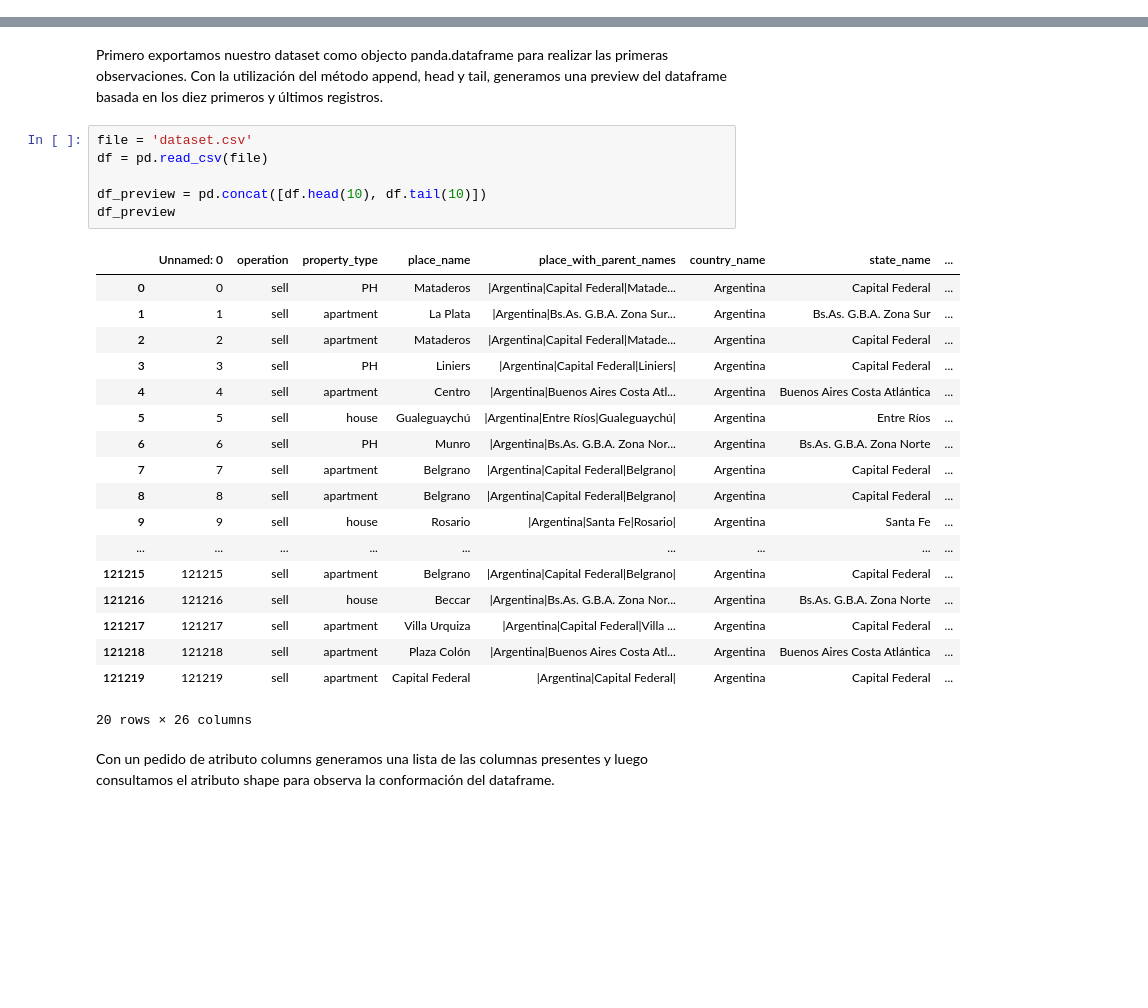
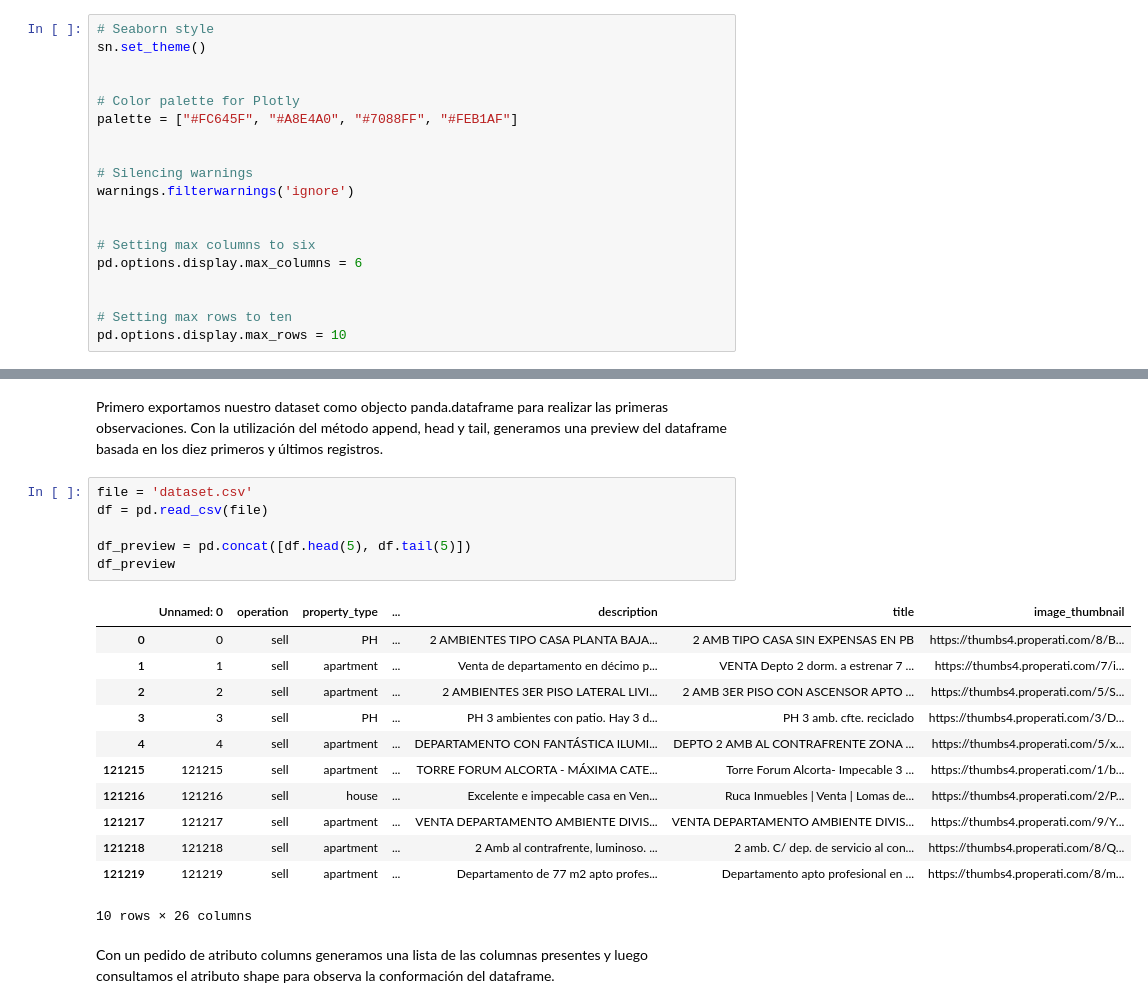
Before and after one commit to FabrizioV97/DHDS-TP1, a Jupyter notebook: Trabajo.ipynb, the cells around one changed output, grey strips where cells are left out. Saved outputs shown, nothing was run; the diff lists cells and outputs as text; blank space fills up the shorter version.

```diff
--- a/Trabajo.ipynb
+++ b/Trabajo.ipynb
@@ -20 +18,20 @@ warnings.filterwarnings('ignore')
+# %%
+# Seaborn style
+sn.set_theme()
+
+
+# Color palette for Plotly
+palette = ["#FC645F", "#A8E4A0", "#7088FF", "#FEB1AF"]
+
+
+# Silencing warnings
+warnings.filterwarnings('ignore')
+
+
+# Setting max columns to six
+pd.options.display.max_columns = 6
+
+
+# Setting max rows to ten
+pd.options.display.max_rows = 10
 # %% [markdown]
@@ -205,28 +222,22 @@ Primero exportamos nuestro dataset como objecto panda.dataframe para realizar la
 # %%
 file = 'dataset.csv'
 df = pd.read_csv(file)
 
-df_preview = pd.concat([df.head(10), df.tail(10)])
+df_preview = pd.concat([df.head(5), df.tail(5)])
 df_preview
 # %% [output]
-|  | Unnamed: 0 | operation | property_type | place_name | place_with_parent_names | country_name | state_name | ... |
-| 0 | 0 | sell | PH | Mataderos | |Argentina|Capital Federal|Matade... | Argentina | Capital Federal | ... |
-| 1 | 1 | sell | apartment | La Plata | |Argentina|Bs.As. G.B.A. Zona Sur... | Argentina | Bs.As. G.B.A. Zona Sur | ... |
-| 2 | 2 | sell | apartment | Mataderos | |Argentina|Capital Federal|Matade... | Argentina | Capital Federal | ... |
-| 3 | 3 | sell | PH | Liniers | |Argentina|Capital Federal|Liniers| | Argentina | Capital Federal | ... |
-| 4 | 4 | sell | apartment | Centro | |Argentina|Buenos Aires Costa Atl... | Argentina | Buenos Aires Costa Atlántica | ... |
-| 5 | 5 | sell | house | Gualeguaychú | |Argentina|Entre Ríos|Gualeguaychú| | Argentina | Entre Ríos | ... |
-| 6 | 6 | sell | PH | Munro | |Argentina|Bs.As. G.B.A. Zona Nor... | Argentina | Bs.As. G.B.A. Zona Norte | ... |
-| 7 | 7 | sell | apartment | Belgrano | |Argentina|Capital Federal|Belgrano| | Argentina | Capital Federal | ... |
-| 8 | 8 | sell | apartment | Belgrano | |Argentina|Capital Federal|Belgrano| | Argentina | Capital Federal | ... |
-| 9 | 9 | sell | house | Rosario | |Argentina|Santa Fe|Rosario| | Argentina | Santa Fe | ... |
-| ... | ... | ... | ... | ... | ... | ... | ... | ... |
-| 121215 | 121215 | sell | apartment | Belgrano | |Argentina|Capital Federal|Belgrano| | Argentina | Capital Federal | ... |
-| 121216 | 121216 | sell | house | Beccar | |Argentina|Bs.As. G.B.A. Zona Nor... | Argentina | Bs.As. G.B.A. Zona Norte | ... |
-| 121217 | 121217 | sell | apartment | Villa Urquiza | |Argentina|Capital Federal|Villa ... | Argentina | Capital Federal | ... |
-| 121218 | 121218 | sell | apartment | Plaza Colón | |Argentina|Buenos Aires Costa Atl... | Argentina | Buenos Aires Costa Atlántica | ... |
-| 121219 | 121219 | sell | apartment | Capital Federal | |Argentina|Capital Federal| | Argentina | Capital Federal | ... |
+|  | Unnamed: 0 | operation | property_type | ... | description | title | image_thumbnail |
+| 0 | 0 | sell | PH | ... | 2 AMBIENTES TIPO CASA PLANTA BAJA... | 2 AMB TIPO CASA SIN EXPENSAS EN PB | https://thumbs4.properati.com/8/B... |
+| 1 | 1 | sell | apartment | ... | Venta de departamento en décimo p... | VENTA Depto 2 dorm. a estrenar 7 ... | https://thumbs4.properati.com/7/i... |
+| 2 | 2 | sell | apartment | ... | 2 AMBIENTES 3ER PISO LATERAL LIVI... | 2 AMB 3ER PISO CON ASCENSOR APTO ... | https://thumbs4.properati.com/5/S... |
+| 3 | 3 | sell | PH | ... | PH 3 ambientes con patio. Hay 3 d... | PH 3 amb. cfte. reciclado | https://thumbs4.properati.com/3/D... |
+| 4 | 4 | sell | apartment | ... | DEPARTAMENTO CON FANTÁSTICA ILUMI... | DEPTO 2 AMB AL CONTRAFRENTE ZONA ... | https://thumbs4.properati.com/5/x... |
+| 121215 | 121215 | sell | apartment | ... | TORRE FORUM ALCORTA - MÁXIMA CATE... | Torre Forum Alcorta- Impecable 3 ... | https://thumbs4.properati.com/1/b... |
+| 121216 | 121216 | sell | house | ... | Excelente e impecable casa en Ven... | Ruca Inmuebles | Venta | Lomas de... | https://thumbs4.properati.com/2/P... |
+| 121217 | 121217 | sell | apartment | ... | VENTA DEPARTAMENTO AMBIENTE DIVIS... | VENTA DEPARTAMENTO AMBIENTE DIVIS... | https://thumbs4.properati.com/9/Y... |
+| 121218 | 121218 | sell | apartment | ... | 2 Amb al contrafrente, luminoso. ... | 2 amb. C/ dep. de servicio al con... | https://thumbs4.properati.com/8/Q... |
+| 121219 | 121219 | sell | apartment | ... | Departamento de 77 m2 apto profes... | Departamento apto profesional en ... | https://thumbs4.properati.com/8/m... |
-20 rows × 26 columns
+10 rows × 26 columns
 # %% [markdown]
 Con un pedido de atributo columns generamos una lista de las columnas presentes y luego consultamos el atributo shape para observa la conformación del dataframe.
 # %%
```
Also changed, not shown: parts of 12 cells of this notebook.
